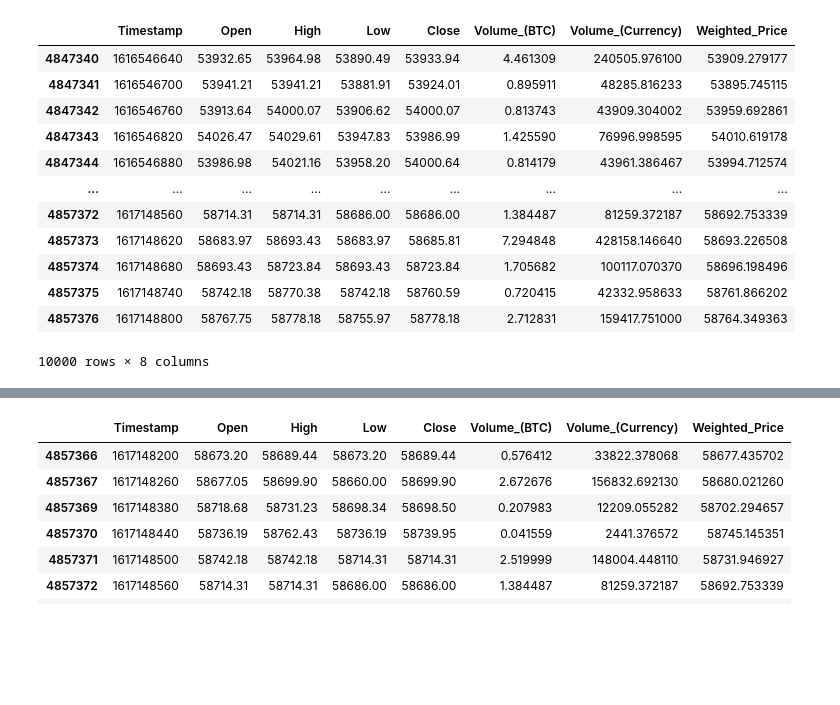
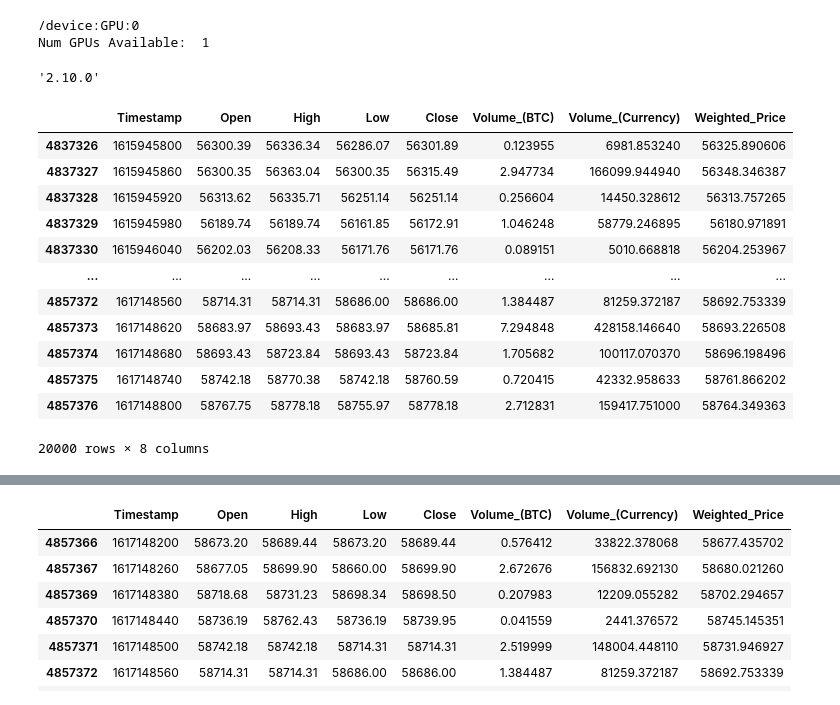
Before and after one commit to Satcomx00-x00/AI-Guess-Price-BTC, a Jupyter notebook: v4.ipynb, the cells around one changed output, grey strips where cells are left out. Cells and saved outputs as stored; diff of their text form; code cells hidden in the pictures; blank space fills up the shorter version.

```diff
--- a/v4.ipynb
+++ b/v4.ipynb
@@ -27,29 +27,37 @@ from tensorflow.keras.layers import LSTM, Dense, Dropout
 from sklearn.model_selection import train_test_split
 import yfinance as yf
 from datetime import datetime
+# %%
+import tensorflow as tf
+print(tf.test.gpu_device_name())
+print("Num GPUs Available: ", len(tf.config.list_physical_devices('GPU')))
+tf.version.VERSION
+# %% [output]
+/device:GPU:0
+Num GPUs Available:  1
+'2.10.0'
 # %%
 import ta
 # %%
-
 # Load the Bitcoin price data
 bitcoin_data = pd.read_csv(r'C:\Users\MrBios\Documents\Development\test\csv\bitstampUSD_1-min_data_2012-01-01_to_2021-03-31.csv')
 bitcoin_data.dropna(inplace=True)
-bitcoin_data = bitcoin_data.tail(10000)
+bitcoin_data = bitcoin_data.tail(20000)
 bitcoin_data
 # %% [output]
 |  | Timestamp | Open | High | Low | Close | Volume_(BTC) | Volume_(Currency) | Weighted_Price |
-| 4847340 | 1616546640 | 53932.65 | 53964.98 | 53890.49 | 53933.94 | 4.461309 | 240505.976100 | 53909.279177 |
-| 4847341 | 1616546700 | 53941.21 | 53941.21 | 53881.91 | 53924.01 | 0.895911 | 48285.816233 | 53895.745115 |
-| 4847342 | 1616546760 | 53913.64 | 54000.07 | 53906.62 | 54000.07 | 0.813743 | 43909.304002 | 53959.692861 |
-| 4847343 | 1616546820 | 54026.47 | 54029.61 | 53947.83 | 53986.99 | 1.425590 | 76996.998595 | 54010.619178 |
-| 4847344 | 1616546880 | 53986.98 | 54021.16 | 53958.20 | 54000.64 | 0.814179 | 43961.386467 | 53994.712574 |
+| 4837326 | 1615945800 | 56300.39 | 56336.34 | 56286.07 | 56301.89 | 0.123955 | 6981.853240 | 56325.890606 |
+| 4837327 | 1615945860 | 56300.35 | 56363.04 | 56300.35 | 56315.49 | 2.947734 | 166099.944940 | 56348.346387 |
+| 4837328 | 1615945920 | 56313.62 | 56335.71 | 56251.14 | 56251.14 | 0.256604 | 14450.328612 | 56313.757265 |
+| 4837329 | 1615945980 | 56189.74 | 56189.74 | 56161.85 | 56172.91 | 1.046248 | 58779.246895 | 56180.971891 |
+| 4837330 | 1615946040 | 56202.03 | 56208.33 | 56171.76 | 56171.76 | 0.089151 | 5010.668818 | 56204.253967 |
 | ... | ... | ... | ... | ... | ... | ... | ... | ... |
 | 4857372 | 1617148560 | 58714.31 | 58714.31 | 58686.00 | 58686.00 | 1.384487 | 81259.372187 | 58692.753339 |
 | 4857373 | 1617148620 | 58683.97 | 58693.43 | 58683.97 | 58685.81 | 7.294848 | 428158.146640 | 58693.226508 |
 | 4857374 | 1617148680 | 58693.43 | 58723.84 | 58693.43 | 58723.84 | 1.705682 | 100117.070370 | 58696.198496 |
 | 4857375 | 1617148740 | 58742.18 | 58770.38 | 58742.18 | 58760.59 | 0.720415 | 42332.958633 | 58761.866202 |
 | 4857376 | 1617148800 | 58767.75 | 58778.18 | 58755.97 | 58778.18 | 2.712831 | 159417.751000 | 58764.349363 |
-10000 rows × 8 columns
+20000 rows × 8 columns
 # %%
 # bitcoin_data = add_all_ta_features(bitcoin_data,
 #                                            open="Open",
```
Also changed, not shown: parts of 14 cells of this notebook, 9 other files.
